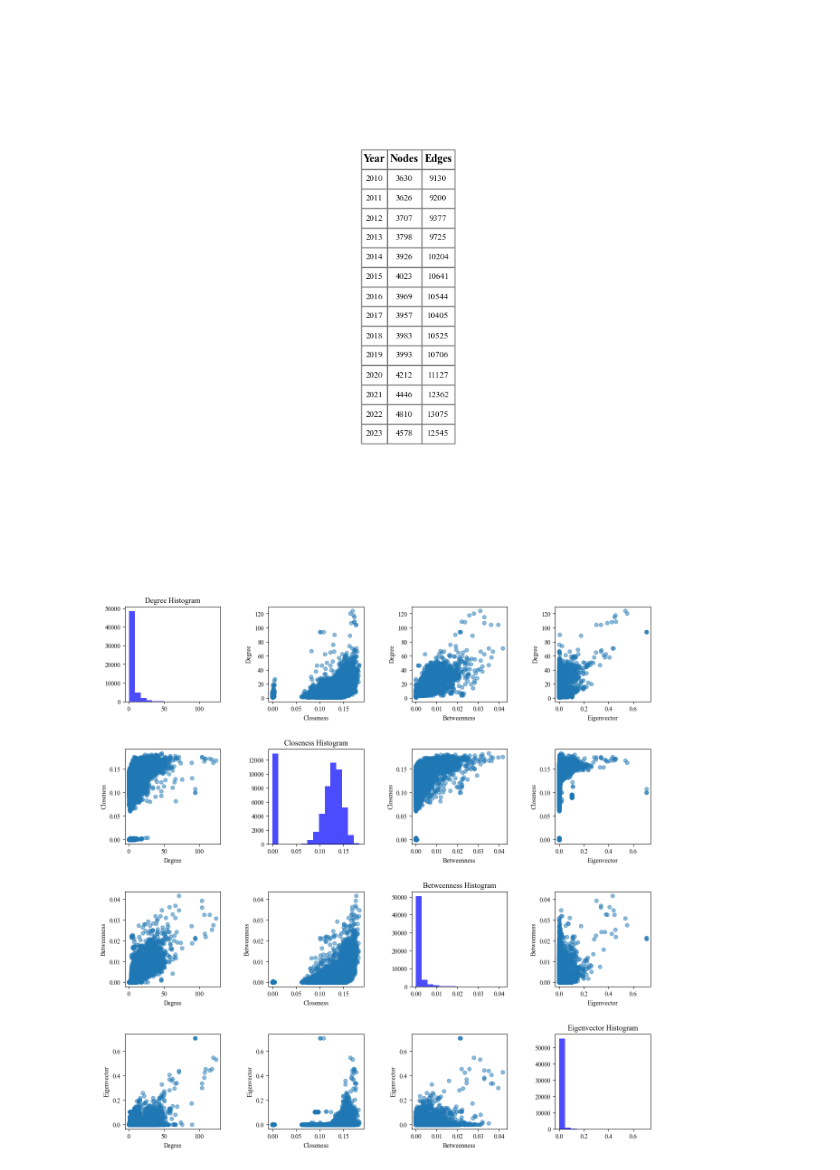
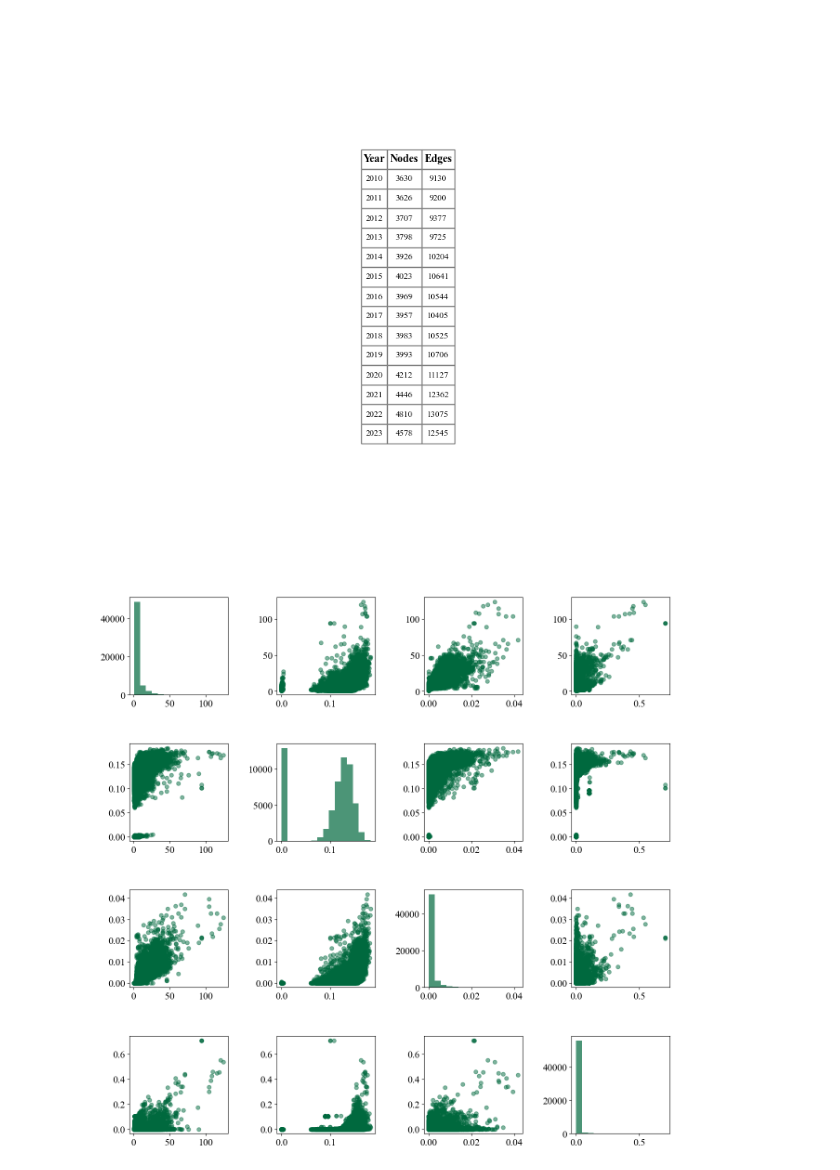
Before and after one commit to bhinshaww/MDSC-Culminating-Experience--Dartmouth-College-, a Jupyter notebook: Analyses/Network Statistics.ipynb, the cells around one changed output. Saved outputs shown, nothing was run; the diff lists cells and outputs as text; code cells hidden in the pictures.

```diff
--- a/Analyses/Network Statistics.ipynb
+++ b/Analyses/Network Statistics.ipynb
@@ -97,12 +97,16 @@ def plot_centrality_measures(df_centrality, filename):
         for j, col in enumerate(measures):
             ax = axes[i, j]
             if i == j:
-                ax.hist(df_centrality[col].dropna(), bins=15, color='blue', alpha=0.7)
-                ax.set_title(f'{col} Histogram')
+                ax.hist(df_centrality[col].dropna(), bins=15, color='#00693E', alpha=0.7)
+                #ax.set_title(f'{col} Histogram')
+                ax.tick_params(axis='x', labelsize=15)
+                ax.tick_params(axis='y', labelsize=15)
             else:
-                ax.scatter(df_centrality[col], df_centrality[row], alpha=0.5)
-                ax.set_xlabel(col)
-                ax.set_ylabel(row)
+                ax.scatter(df_centrality[col], df_centrality[row], color='#00693E', alpha=0.5)
+                #ax.set_xlabel(col)
+                #ax.set_ylabel(row)
+                ax.tick_params(axis='x', labelsize=15)
+                ax.tick_params(axis='y', labelsize=15)
     plt.savefig(filename, dpi=600)
     plt.show()
 
@@ -119,10 +123,12 @@ def main(folder_path):
 
     # Plot and save centrality measures
     plot_centrality_measures(df_centrality, "../Outputs/centrality_scatter_matrix.png")
+
+    return df_centrality
 # %%
 # Example usage
 folder_path = '../Pickle Graphs/'
-main(folder_path)
+data1 = main(folder_path)
 # %% [output]
 [figure]
-[figure, old version]
+[figure, new version]
```
Also changed, not shown: parts of 2 cells of this notebook, 11 other files.
